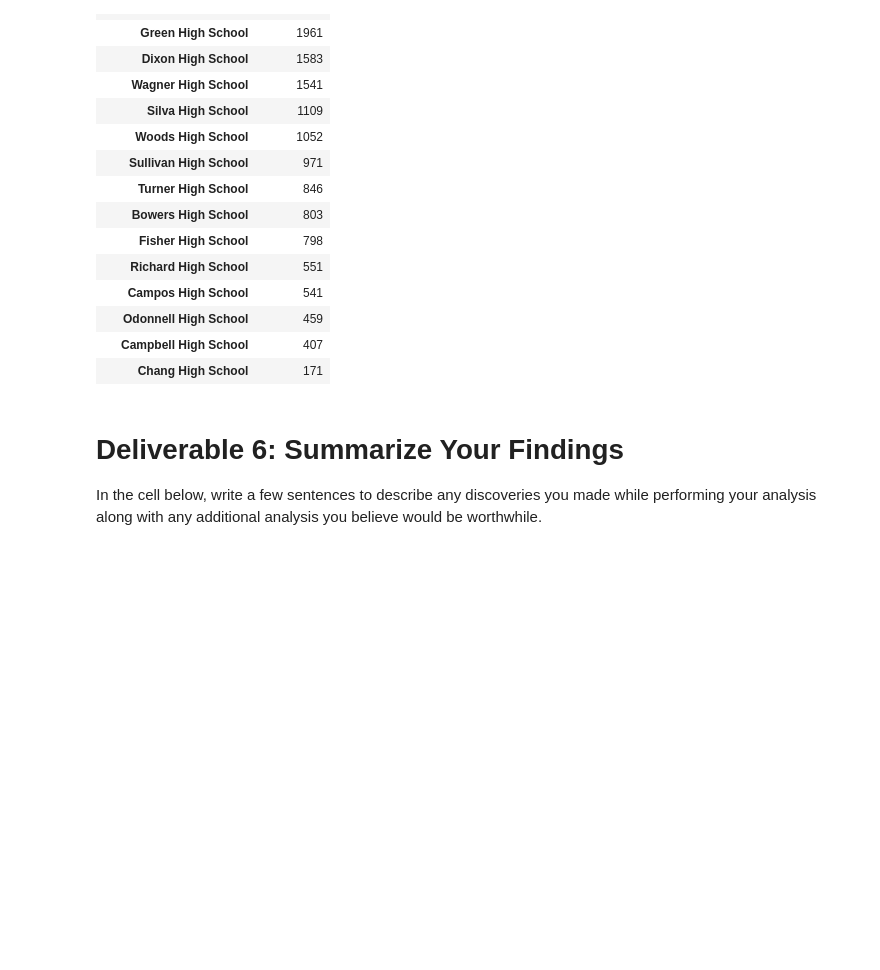
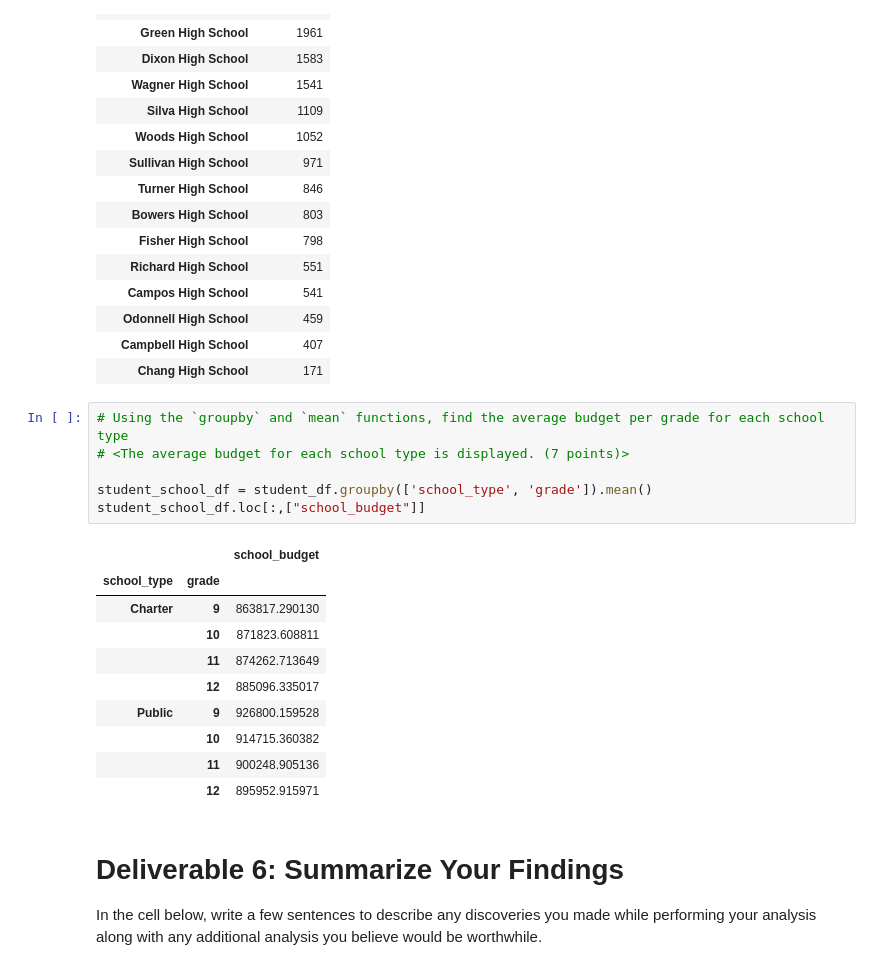
Before and after one commit to mmcnamarainco/PyCity, a Jupyter notebook: School_District_Analysis.ipynb, the cells around one changed output. Cells and saved outputs as stored; diff of their text form; blank space fills up the shorter version.

```diff
--- a/School_District_Analysis.ipynb
+++ b/School_District_Analysis.ipynb
@@ -329,6 +328,23 @@ students_per_school_df.iloc[:,0:1].sort_values("student_id", ascending = False)
 | Odonnell High School | 459 |
 | Campbell High School | 407 |
 | Chang High School | 171 |
+# %%
+# Using the `groupby` and `mean` functions, find the average budget per grade for each school type
+# <The average budget for each school type is displayed. (7 points)>
+
+student_school_df = student_df.groupby(['school_type', 'grade']).mean()
+student_school_df.loc[:,["school_budget"]]
+# %% [output]
+|  |  | school_budget |
+| school_type | grade |  |
+| Charter | 9 | 863817.290130 |
+|  | 10 | 871823.608811 |
+|  | 11 | 874262.713649 |
+|  | 12 | 885096.335017 |
+| Public | 9 | 926800.159528 |
+|  | 10 | 914715.360382 |
+|  | 11 | 900248.905136 |
+|  | 12 | 895952.915971 |
 # %% [markdown]
 # Deliverable 6: Summarize Your Findings
 In the cell below, write a few sentences to describe any discoveries you made while performing your analysis along with any additional analysis you believe would be worthwhile.
```
Also changed, not shown: parts of 1 cell of this notebook.
